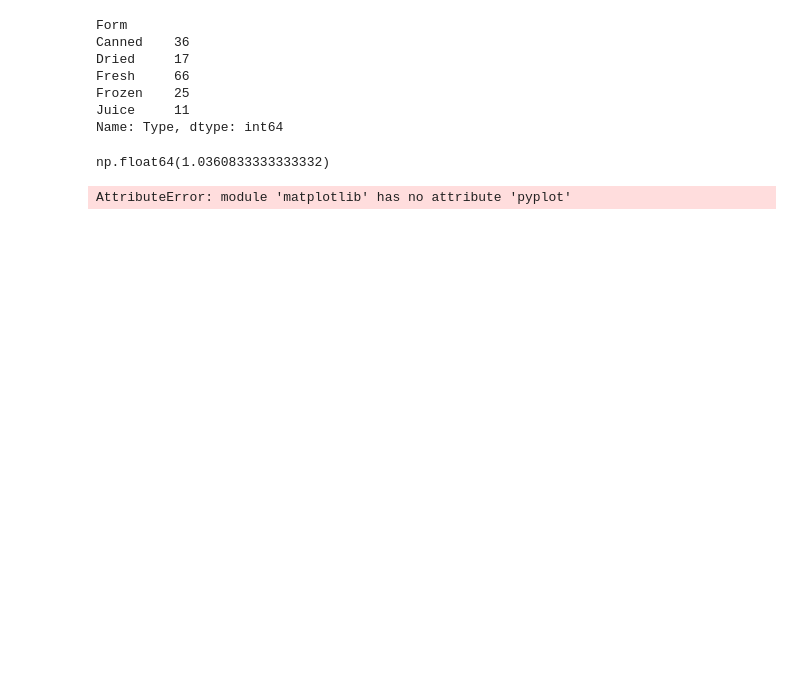
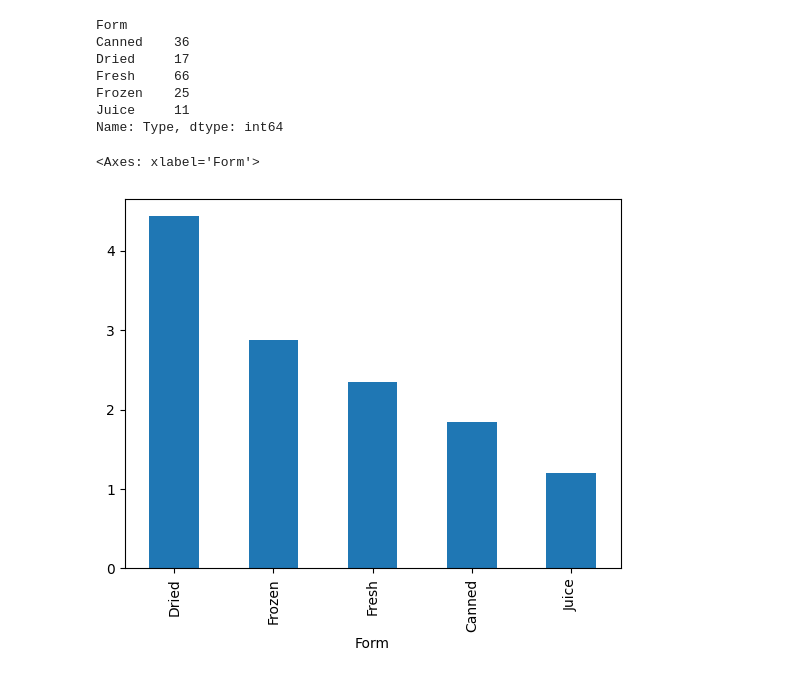
Before and after one commit to nickthe7th/DataProjects, a Jupyter notebook: Fruit_and_Veg/Fruit_and_Veg.ipynb, the cells around one changed output. Drawn from its saved outputs; the diff is of its cells as text; code cells hidden in the pictures; blank space fills up the shorter version.

```diff
--- a/Fruit_and_Veg/Fruit_and_Veg.ipynb
+++ b/Fruit_and_Veg/Fruit_and_Veg.ipynb
@@ -70,21 +72,10 @@ Fresh     66
 Frozen    25
 Juice     11
 Name: Type, dtype: int64
-# %%
-barData = priceData.groupby(['Form'])['CupEquivalentPrice'].mean()
-print(barData)
-# %% [output]
-np.float64(1.0360833333333332)
-# %%
-
-# plot
-fig, ax = plt.pyplot.subplots()
-
-ax.bar(barData.iloc[:,0], barData.iloc[:,1], width=1, edgecolor="white", linewidth=0.7)
-
-ax.set(xlim=(0, 8), xticks=np.arange(1, 8),
-       ylim=(0, 8), yticks=np.arange(1, 8))
-
-plt.show()
-# %% [output]
-AttributeError: module 'matplotlib' has no attribute 'pyplot'
+# %%
+bar1 = allPriceData.groupby(['Form'])['RetailPrice'].mean()
+pd.Series.sort_values(bar1, ascending=False ,inplace=True)
+bar1.plot.bar()
+# %% [output]
+<Axes: xlabel='Form'>
+[figure, added]
```
Also changed, not shown: parts of 6 cells of this notebook.
